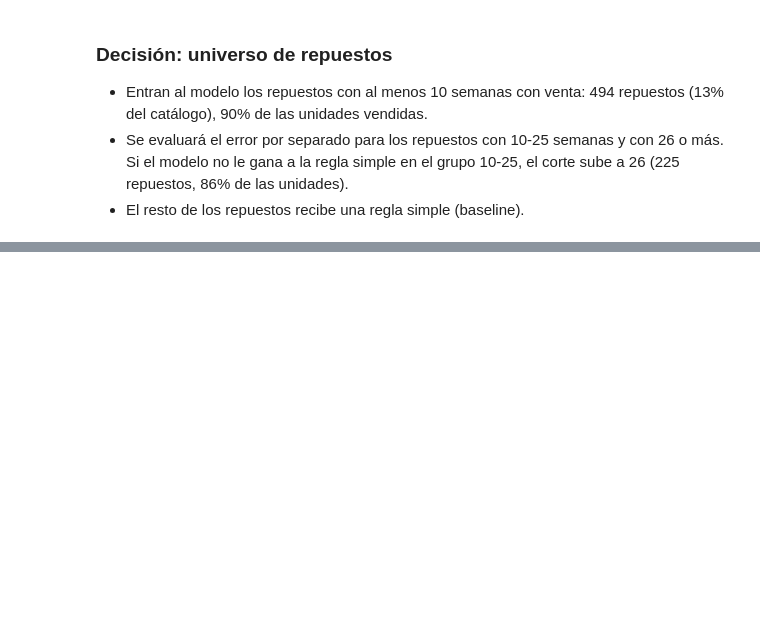
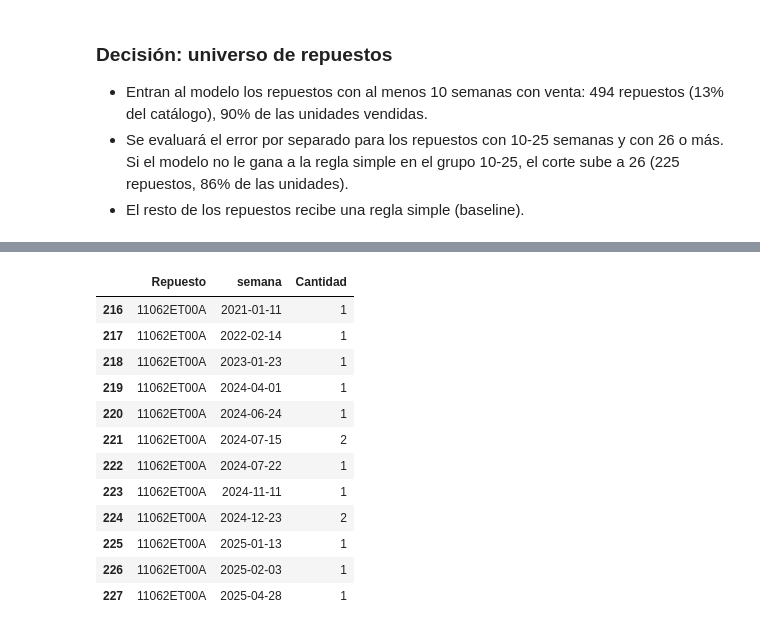
Before and after one commit to agtorres1/stockifai-forecast, a Jupyter notebook: notebooks/01_exploracion.ipynb, the cells around one changed output, grey strips where cells are left out. Saved outputs shown, nothing was run; the diff lists cells and outputs as text; code cells hidden in the pictures; blank space fills up the shorter version.

```diff
--- a/notebooks/01_exploracion.ipynb
+++ b/notebooks/01_exploracion.ipynb
@@ -208,0 +259,16 @@ tabla_cortes
+# %%
+inter
+# %% [output]
+|  | Repuesto | semana | Cantidad |
+| 216 | 11062ET00A | 2021-01-11 | 1 |
+| 217 | 11062ET00A | 2022-02-14 | 1 |
+| 218 | 11062ET00A | 2023-01-23 | 1 |
+| 219 | 11062ET00A | 2024-04-01 | 1 |
+| 220 | 11062ET00A | 2024-06-24 | 1 |
+| 221 | 11062ET00A | 2024-07-15 | 2 |
+| 222 | 11062ET00A | 2024-07-22 | 1 |
+| 223 | 11062ET00A | 2024-11-11 | 1 |
+| 224 | 11062ET00A | 2024-12-23 | 2 |
+| 225 | 11062ET00A | 2025-01-13 | 1 |
+| 226 | 11062ET00A | 2025-02-03 | 1 |
+| 227 | 11062ET00A | 2025-04-28 | 1 |
```
Also changed, not shown: parts of 18 cells of this notebook.
